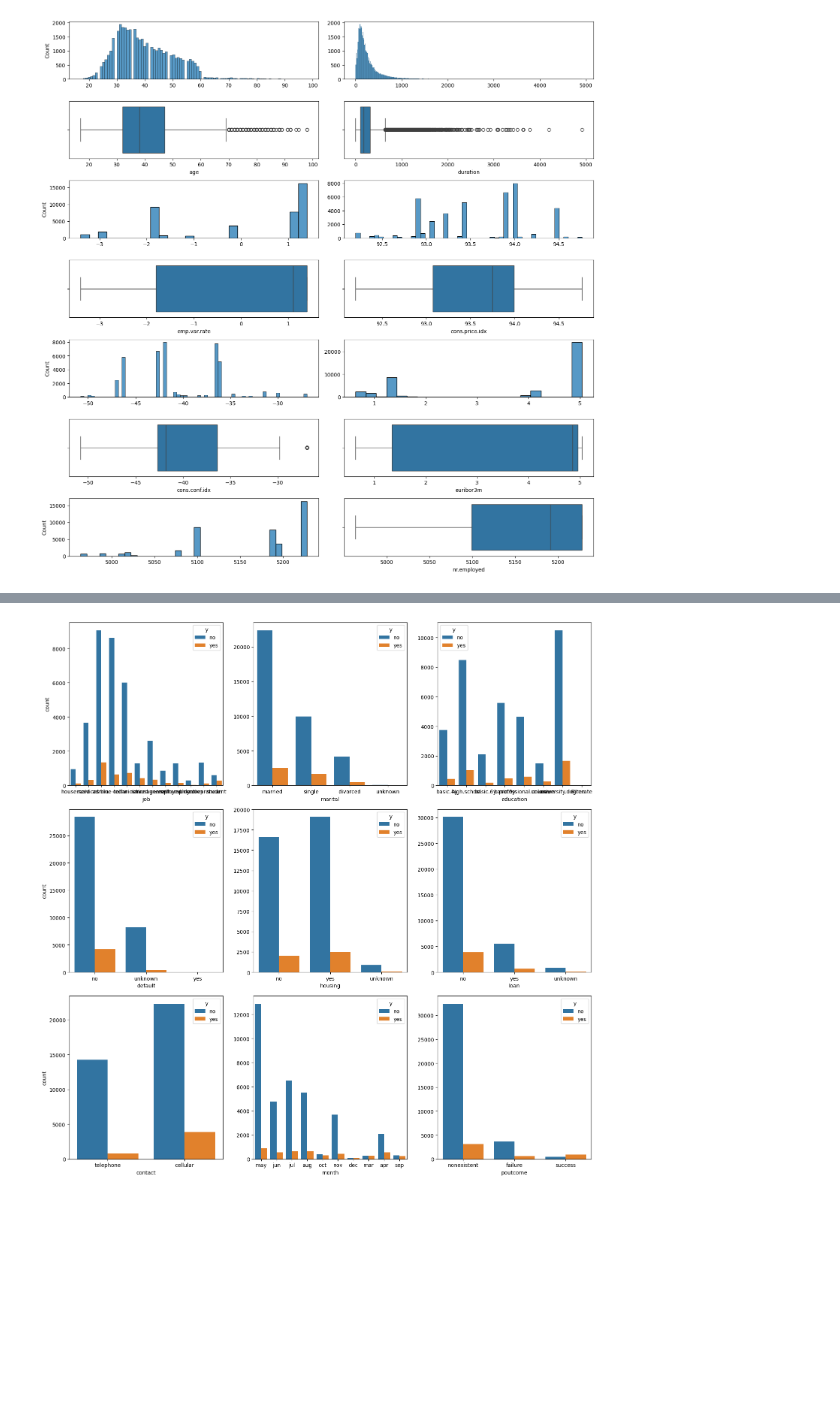
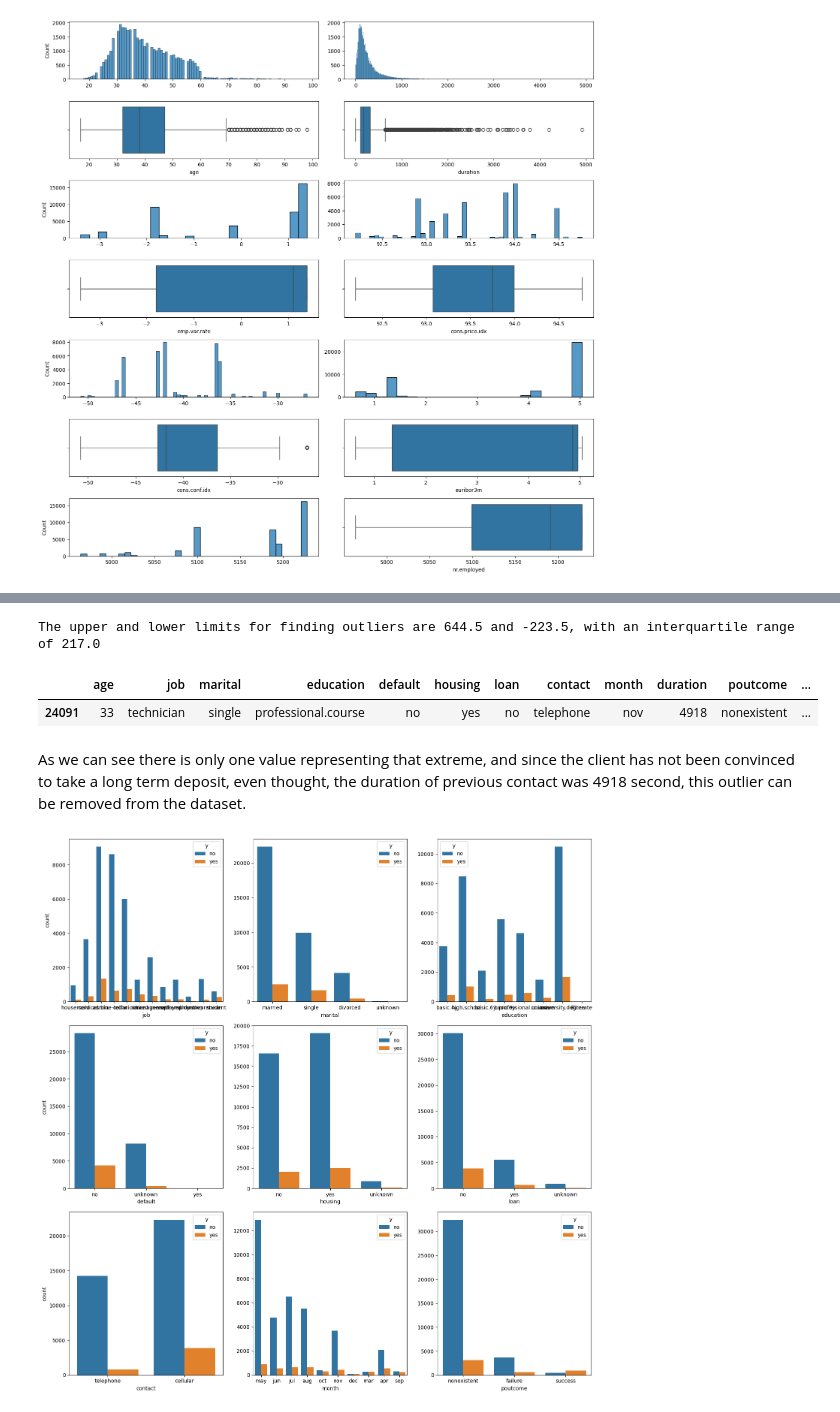
Before and after one commit to 4GeeksAcademy/Liutciia-logistic-regression, a Jupyter notebook: src/explore.ipynb, the cells around one changed output, grey strips where cells are left out. Cells and saved outputs as stored; diff of their text form; code cells hidden in the pictures; blank space fills up the shorter version.

```diff
--- a/src/explore.ipynb
+++ b/src/explore.ipynb
@@ -120,0 +175,15 @@ The graphs above reveal that only age and duration have outliers.
+# %%
+duration_iqr = duration_stats["75%"] - duration_stats["25%"]
+upper_limit = duration_stats["75%"] + 1.5 * duration_iqr
+lower_limit = duration_stats["25%"] - 1.5 * duration_iqr
+
+print(f"The upper and lower limits for finding outliers are {round(upper_limit, 2)} and {round(lower_limit, 2)}, with an interquartile range of {round(duration_iqr, 2)}")
+# %% [output]
+The upper and lower limits for finding outliers are 644.5 and -223.5, with an interquartile range of 217.0
+# %%
+data[data["duration"] > 4500]
+# %% [output]
+|  | age | job | marital | education | default | housing | loan | contact | month | duration | poutcome | ... |
+| 24091 | 33 | technician | single | professional.course | no | yes | no | telephone | nov | 4918 | nonexistent | ... |
+# %% [markdown]
+As we can see there is only one value representing that extreme, and since the client has not been convinced to take a long term deposit, even thought, the duration of previous contact was 4918 second, this outlier can be removed from the dataset.
```
Also changed, not shown: parts of 20 cells of this notebook, 3 other files.
